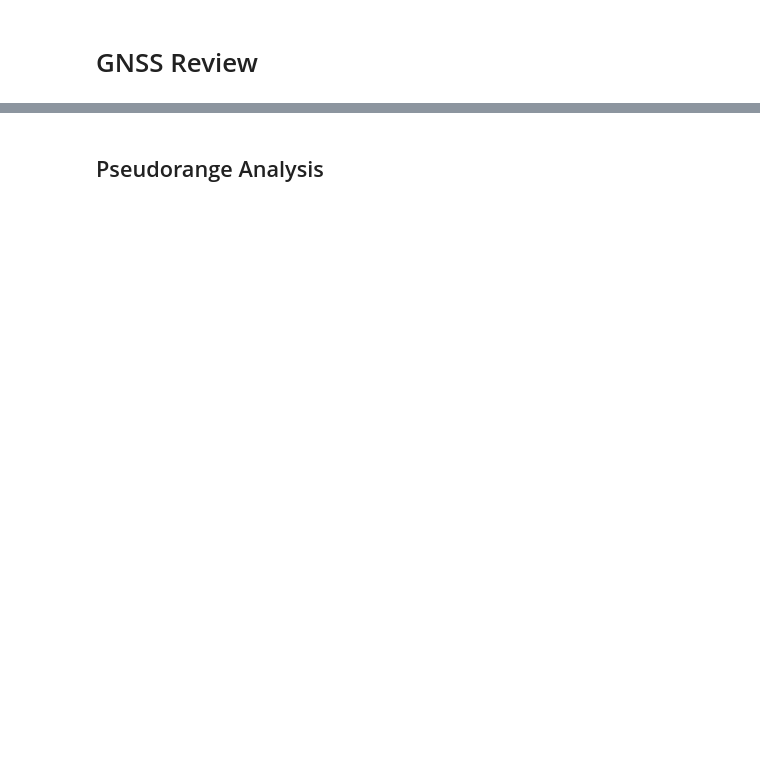
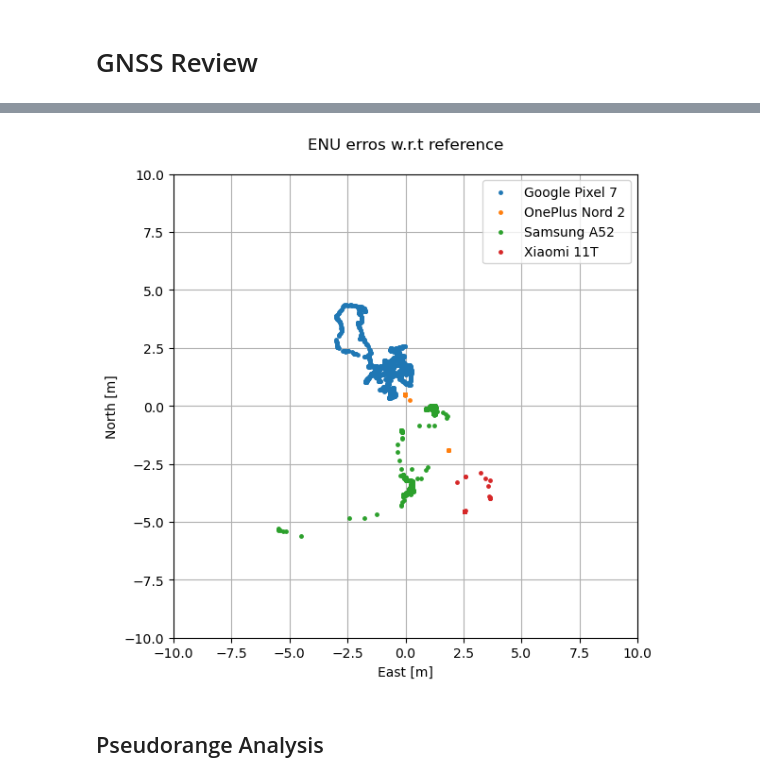
Before and after one commit to agrenier-gnss/MimirAnalyzer, a Jupyter notebook: jupyter/GNSS.ipynb, the cells around one changed output, grey strips where cells are left out. Cells and saved outputs as stored; diff of their text form; code cells hidden in the pictures; blank space fills up the shorter version.

```diff
--- a/jupyter/GNSS.ipynb
+++ b/jupyter/GNSS.ipynb
@@ -44,3 +124,29 @@ log = LogReader(filepath, ['Raw', 'Fix'])
+# %%
+fig, axs = plt.subplots(1, figsize=(9,6))
+fig.suptitle('ENU erros w.r.t reference')
+for log in logs:
+    pos = log['content'].fix.loc[log['content'].fix['provider'].isin(['FLP']), ['datetime', 'latitude', 'longitude', 'altitude']]
+
+    # Transform to time serie
+    #pos = pos.set_index('datetime')
+
+    # Filter by time
+    #pos = pos.loc[time_range[0]:time_range[1]]
+
+    pos[["east", "north", "up"]] = pos.apply(
+        lambda row: convert2ENU(row['latitude'], row['longitude'], row['altitude'], ref_enu),
+        axis='columns', result_type='expand')
+
+    log['content'].fix
+
+    #plotEN_pyplot(pos, 5)
+    plotEN(pos, axs, log, 10)
+
+handles, labels = axs.get_legend_handles_labels()
+#fig.legend(handles, labels, loc='upper right')
+fig.tight_layout()
+# %% [output]
+[figure, added]
 # %% [markdown]
 ## Pseudorange Analysis
 # %%
```
Also changed, not shown: parts of 20 cells of this notebook.
